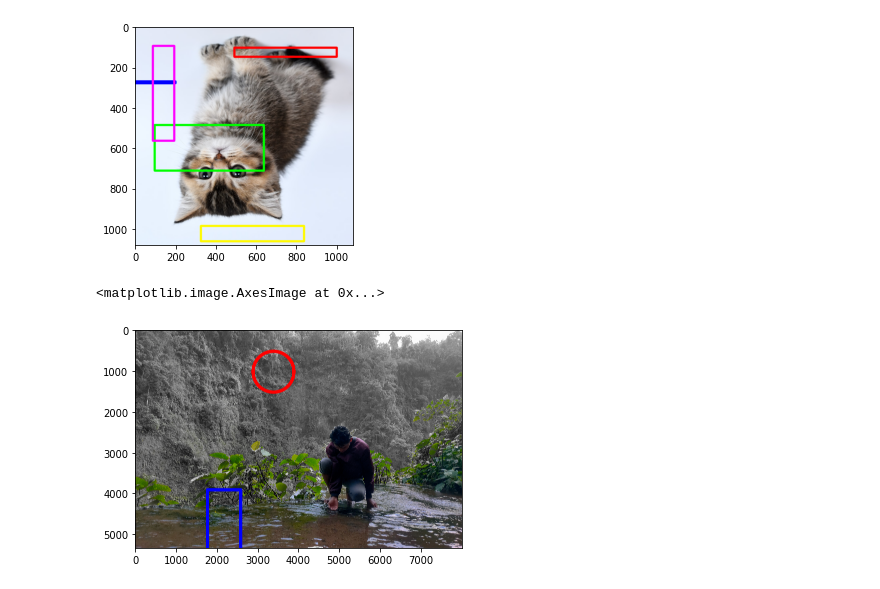
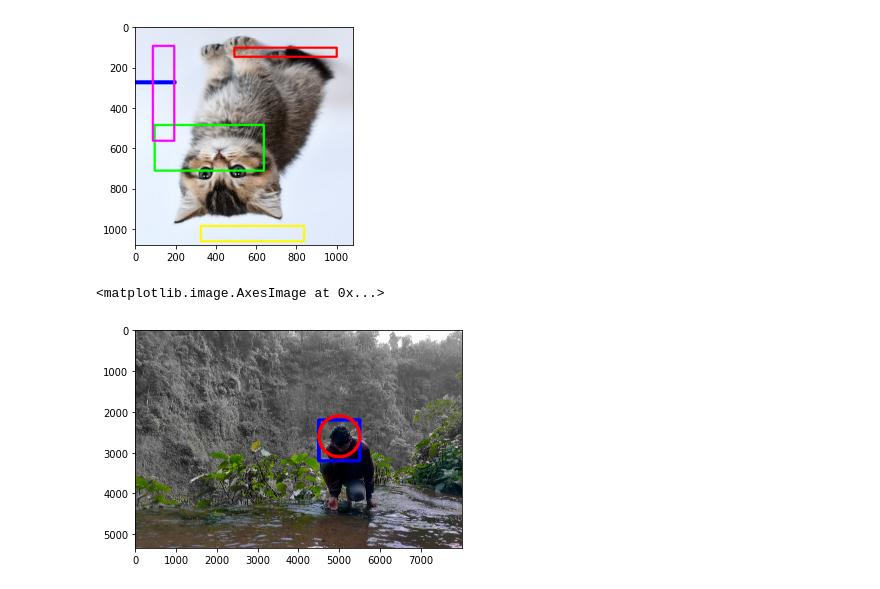
Before and after one commit to ahmadalwi425/PCVK_Genap_2022, a Jupyter notebook: Week2.ipynb, the cells around one changed output. Saved outputs shown, nothing was run; the diff lists cells and outputs as text; code cells hidden in the pictures.

```diff
--- a/Week2.ipynb
+++ b/Week2.ipynb
@@ -192,11 +196,11 @@ plt.imshow(cv.flip(img4,0))
 # %%
 imgFoto = cv.imread('/content/drive/MyDrive/IMG20210629134002 - Copy.png')
 imgFoto2 = imgFoto
 
 imgFoto3 = cv.cvtColor(imgFoto,cv.COLOR_BGR2RGB)
-cv.rectangle(imgFoto3,pt1=(random.randint(0,imgFoto.shape[0]),random.randint(0,imgFoto.shape[1])),pt2=(random.randint(0,imgFoto.shape[0]),random.randint(0,imgFoto.shape[1])),color=(0,0,255),thickness=80)
-cv.circle(imgFoto3,center=(random.randint(0,imgFoto.shape[0]-500),random.randint(0,imgFoto.shape[1]-500)),radius=500,color=(255,0,0),thickness=80)
+cv.rectangle(imgFoto3,pt1=(4500,3200),pt2=(5500,2200),color=(0,0,255),thickness=80)
+cv.circle(imgFoto3,center=(5000,2600),radius=500,color=(255,0,0),thickness=80)
 plt.imshow(imgFoto3)
 # %% [output]
 <matplotlib.image.AxesImage at 0x...>
-[figure, old version]
+[figure, new version]
```
Also changed, not shown: parts of 4 cells of this notebook.
